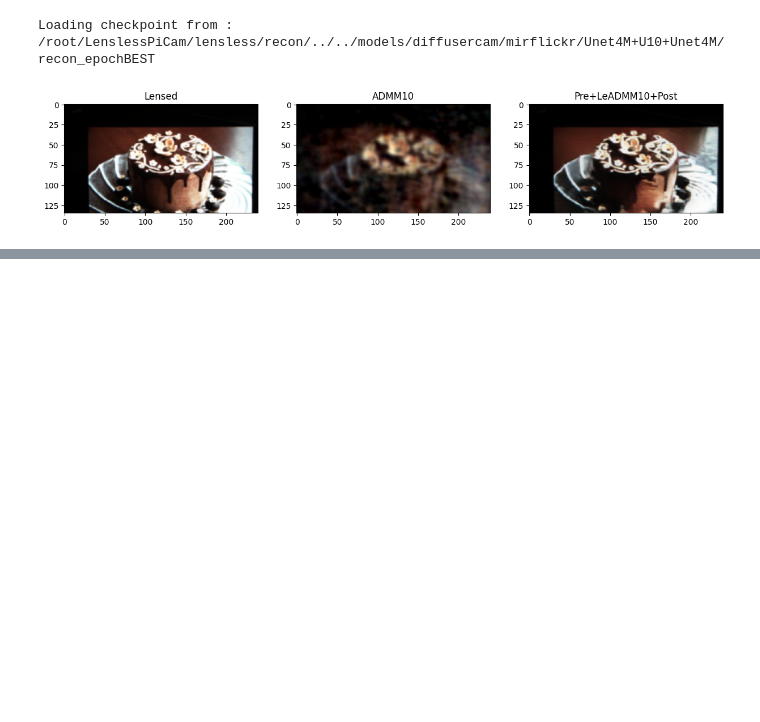
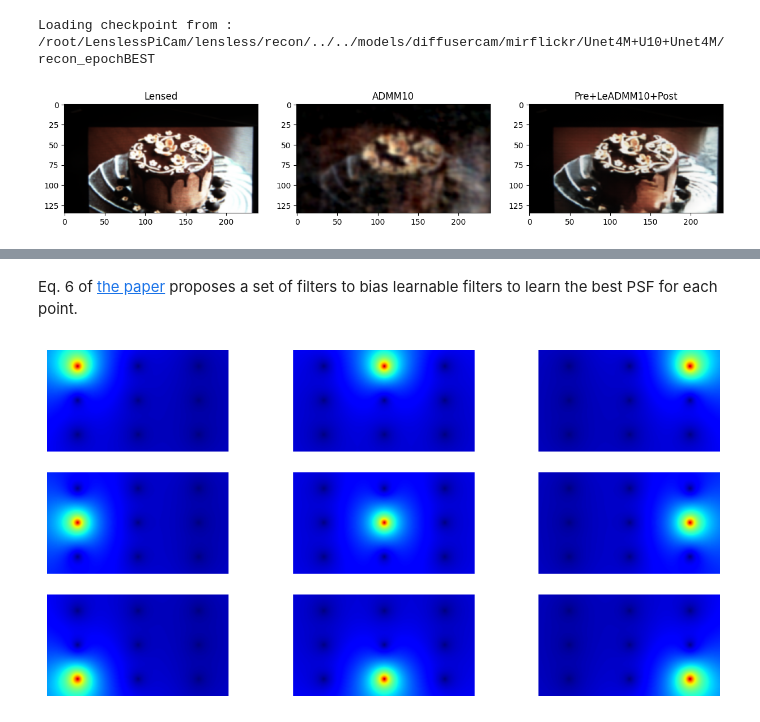
Before and after one commit to LCAV/LenslessPiCam, a Jupyter notebook: notebook/lenslesspicam_demo.ipynb, the cells around one changed output, grey strips where cells are left out. Saved outputs shown, nothing was run; the diff lists cells and outputs as text; code cells hidden in the pictures; blank space fills up the shorter version.

```diff
--- a/notebook/lenslesspicam_demo.ipynb
+++ b/notebook/lenslesspicam_demo.ipynb
@@ -464,0 +511,17 @@ axs[2].set_title("Pre+LeADMM10+Post");
+# %% [markdown]
+Eq. 6 of [the paper](https://arxiv.org/pdf/2409.17996) proposes a set of filters to bias learnable filters to learn the best PSF for each point.
+# %%
+from lensless import SVDeconvNet
+
+recon = SVDeconvNet(test_set.psf, K=K)
+weight_mat = recon.weight_mat.numpy().squeeze()
+
+# plot array of weight matrices
+cmap = "jet"   # "gray"
+fig, ax = plt.subplots(K, K, figsize=(10, 5))
+for i in range(K):
+    for j in range(K):
+        ax[i, j].imshow(weight_mat[i*K+j], cmap=cmap)
+        ax[i, j].axis('off')
+# %% [output]
+[figure, added]
```
Also changed, not shown: parts of 3 cells of this notebook, 1 other file.
